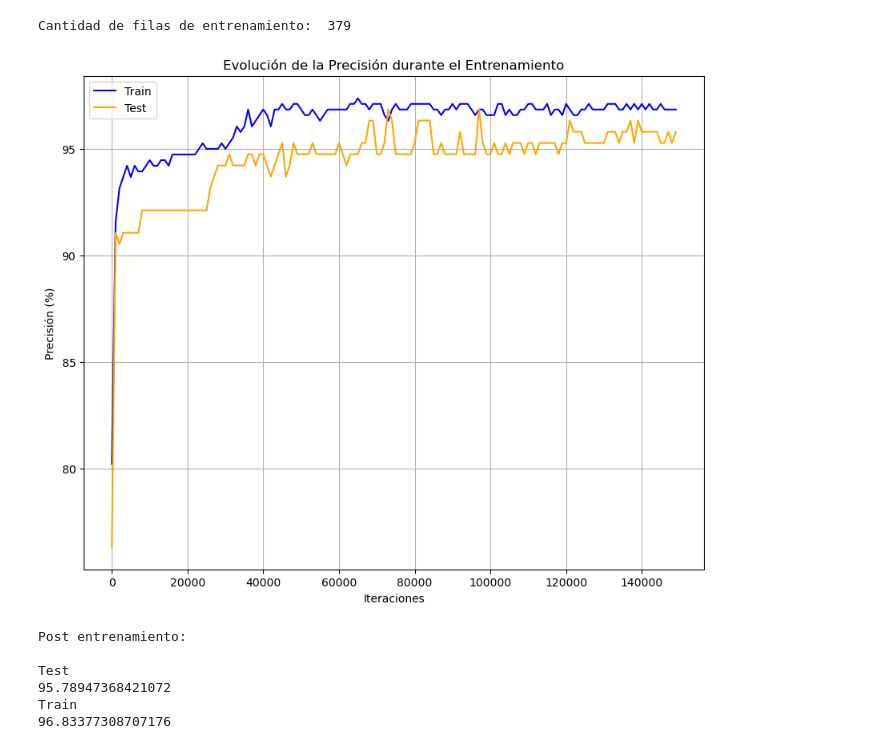
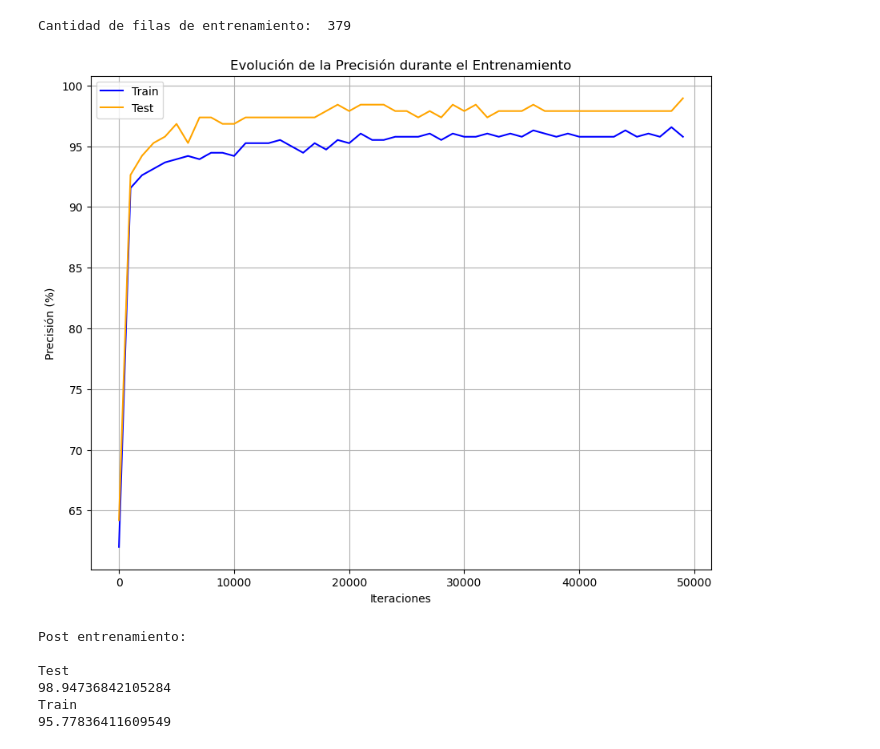
Before and after one commit to Nauh2002/Tp_mate3, a Jupyter notebook: grafico.ipynb, the cells around one changed output. Drawn from its saved outputs; the diff is of its cells as text; code cells hidden in the pictures.

```diff
--- a/grafico.ipynb
+++ b/grafico.ipynb
@@ -27,7 +27,8 @@ n = X_train.shape[0]
 print('Cantidad de filas de entrenamiento: ', n)
 
 # Funciones de activación
-leaky_relu = lambda x: np.where(x > 0, x, x * 0.01)
+#d_leaky_relu = lambda x: np.where(x > 0, x, 0.01)
+relu = lambda x: np.maximum(x, 0)
 logistic = lambda x: 1 / (1 + np.exp(-x))
 
 # Semilla para reproducibilidad
@@ -44,7 +45,7 @@ b_output = (np.random.rand(1, 1) * 2) - 1
 # Funcion que corre la red neuronal con los datos de entrada para predecir la salida
 def forward_prop(X):
     Z1 = w_hidden @ X + b_hidden
-    A1 = leaky_relu(Z1)
+    A1 = relu(Z1)
     Z2 = w_output @ A1 + b_output
     A2 = logistic(Z2)
     return Z1, A1, Z2, A2
@@ -60,37 +61,40 @@ def precision(X, Y):
 L = 0.01
 
 # Derivadas de las funciones de activación
-d_leaky_relu = lambda x: np.where(x > 0, x, 0.01)
+d_leaky_relu = lambda x: x > 0
 d_logistic = lambda x: np.exp(-x) / (1 + np.exp(-x)) ** 2
 
 ## Devuelve pendientes para pesos y sesgos
 # usando la regla de la cadena
 def backward_prop(Z1, A1, Z2, A2, X, Y):
-    dC_dA2 = 2 * (A2 - Y)
+    dC_dA2 = 2 * A2 - 2 * Y
     dA2_dZ2 = d_logistic(Z2)
+    dZ2_dA1 = w_output
     dZ2_dW2 = A1
-    dZ2_dA1 = w_output
-    dC_dZ2 = dC_dA2 * dA2_dZ2
-
-    dC_dA1 = dZ2_dA1.T @ dC_dZ2
+    dZ2_dB2 = 1
     dA1_dZ1 = d_leaky_relu(Z1)
     dZ1_dW1 = X
-    dC_dZ1 = dC_dA1 * dA1_dZ1
+    dZ1_dB1 = 1
 
-    dC_dW2 = dC_dZ2 @ dZ2_dW2.T
-    dC_dB2 = np.sum(dC_dZ2, axis=1, keepdims=True)
+    dC_dW2 = dC_dA2 @ dA2_dZ2 @ dZ2_dW2.T
 
-    dC_dW1 = dC_dZ1 @ dZ1_dW1.T
-    dC_dB1 = np.sum(dC_dZ1, axis=1, keepdims=True)
+    dC_dB2 = dC_dA2 @ dA2_dZ2 * dZ2_dB2
+
+    dC_dA1 = dC_dA2 @ dA2_dZ2 @ dZ2_dA1
+
+    dC_dW1 = dC_dA1 @ dA1_dZ1 @ dZ1_dW1.T
+
+    dC_dB1 = dC_dA1 @ dA1_dZ1 * dZ1_dB1
 
     return dC_dW1, dC_dB1, dC_dW2, dC_dB2
+
 
 # Listas para almacenar la precisión
 train_accuracies = []
 test_accuracies = []
 
 # Ejecutar descenso de gradiente
-for i in tqdm(range(150_000)):
+for i in tqdm(range(50_000)):
     # seleccionar aleatoriamente uno de los datos de entrenamiento
     idx = np.random.choice(n, 1, replace=False)
     X_sample = X_train[idx].transpose()
@@ -108,39 +112,39 @@ for i in tqdm(range(150_000)):
     b_hidden -= L * dB1
     w_output -= L * dW2
     b_output -= L * dB2
 
     # Almacenar la precisión cada 1000 iteraciones
     if i % 1000 == 0:
         train_acc = precision(X_train, Y_train)
         test_acc = precision(X_test, Y_test)
         train_accuracies.append(train_acc)
         test_accuracies.append(test_acc)
 
 # Graficar la evolución de la precisión
 plt.figure(figsize=(10, 8))
-plt.plot(range(0, 150000, 1000), train_accuracies, label='Train', color='blue')
-plt.plot(range(0, 150000, 1000), test_accuracies, label='Test', color='orange')
+plt.plot(range(0, 50000, 1000), train_accuracies, label='Train', color='blue')
+plt.plot(range(0, 50000, 1000), test_accuracies, label='Test', color='orange')
 plt.title('Evolución de la Precisión durante el Entrenamiento')
 plt.xlabel('Iteraciones')
 plt.ylabel('Precisión (%)')
 plt.legend()
 plt.grid()
 plt.show()
 
 # Cálculo de precisión post-entrenamiento
 print('Post entrenamiento: \n')
 print('Test')
 post_test_acc = precision(X_test, Y_test)
 print(post_test_acc)
 print('Train')
 post_train_acc = precision(X_train, Y_train)
 print(post_train_acc)
 # %% [output]
 Cantidad de filas de entrenamiento:  379
-[figure, old version]
+[figure, new version]
 Post entrenamiento:
 
 Test
-95.78947368421072
+98.94736842105284
 Train
-96.83377308707176
+95.77836411609549
```
Also changed, not shown: parts of 1 cell of this notebook, 5 other files.
